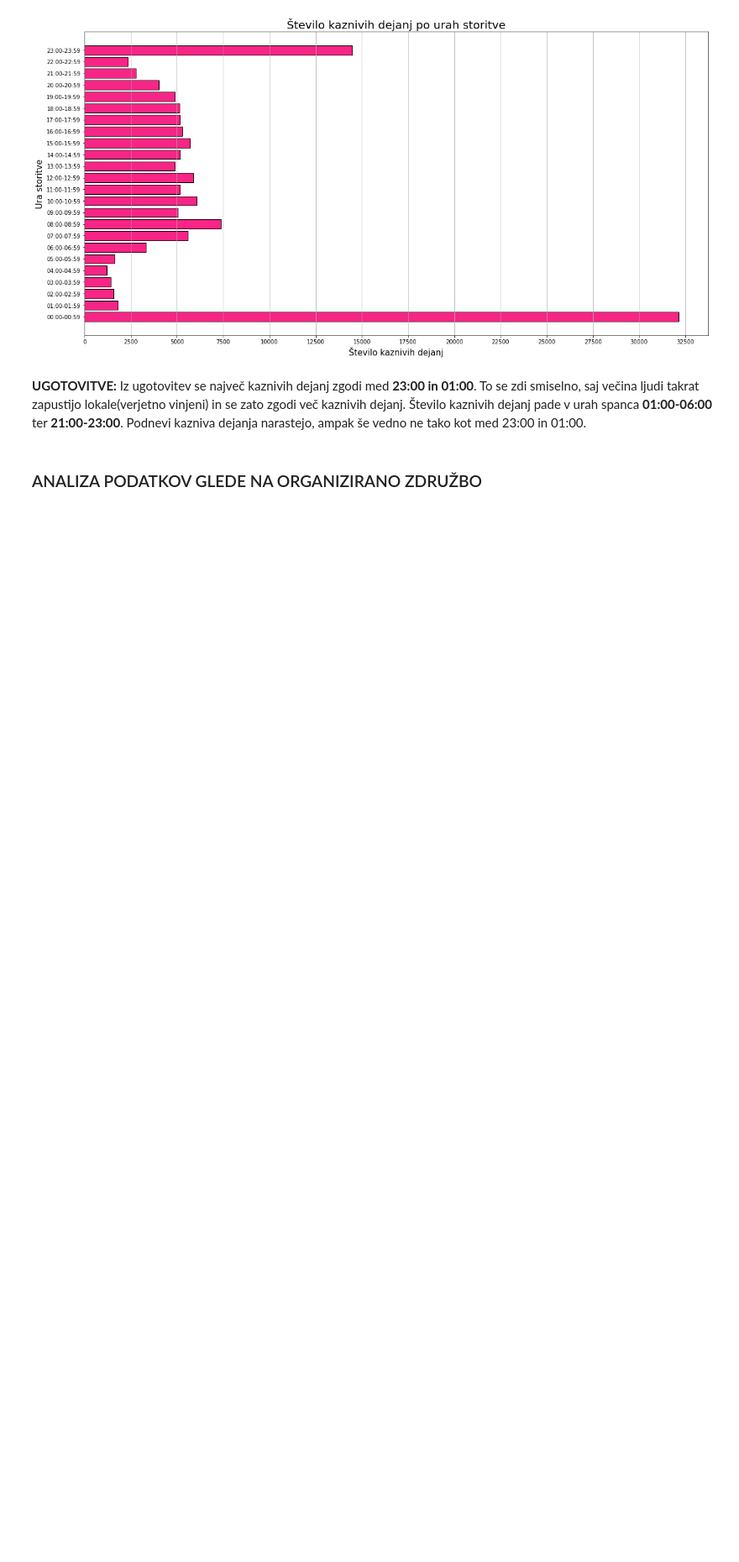
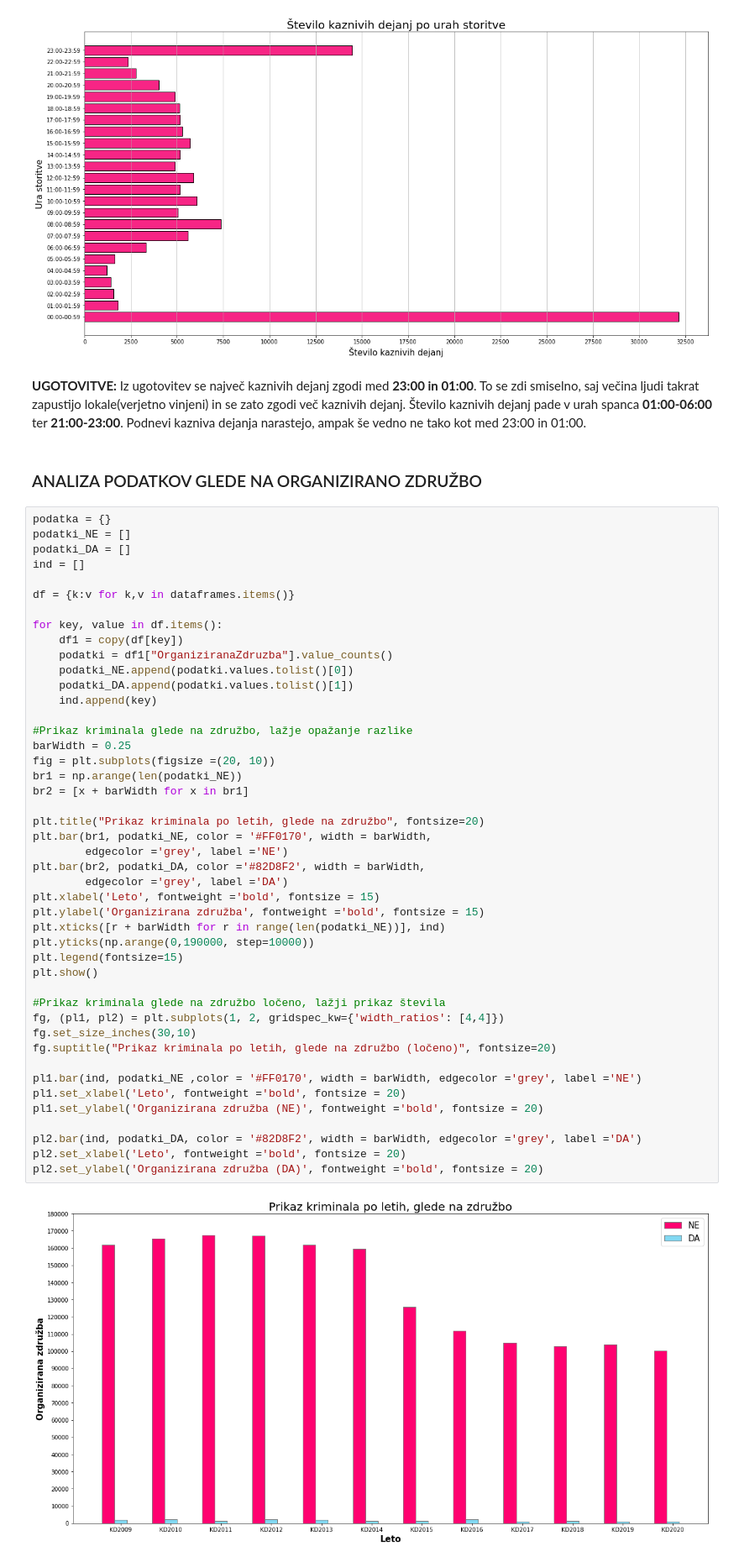
Before and after one commit to Nik-tech-cloud/PR22NGAMZ, a Jupyter notebook: seminar.ipynb, the cells around one changed output. Shown at 84% size. Cells and saved outputs as stored; diff of their text form; blank space fills up the shorter version.

```diff
--- a/seminar.ipynb
+++ b/seminar.ipynb
@@ -187,3 +187,50 @@ plt.show()
 **UGOTOVITVE:** Iz ugotovitev se največ kaznivih dejanj zgodi med **23:00 in 01:00**. To se zdi smiselno, saj večina ljudi takrat zapustijo lokale(verjetno vinjeni) in se zato zgodi več kaznivih dejanj. Število kaznivih dejanj pade v urah spanca **01:00-06:00** ter **21:00-23:00**. Podnevi kazniva dejanja narastejo, ampak še vedno ne tako kot med 23:00 in 01:00.
 # %% [markdown]
 ### ANALIZA PODATKOV GLEDE NA ORGANIZIRANO ZDRUŽBO
+# %%
+podatka = {}
+podatki_NE = []
+podatki_DA = []
+ind = []
+
+df = {k:v for k,v in dataframes.items()}
+
+for key, value in df.items():
+    df1 = copy(df[key])
+    podatki = df1["OrganiziranaZdruzba"].value_counts()
+    podatki_NE.append(podatki.values.tolist()[0])
+    podatki_DA.append(podatki.values.tolist()[1])
+    ind.append(key)
+
+#Prikaz kriminala glede na združbo, lažje opažanje razlike
+barWidth = 0.25
+fig = plt.subplots(figsize =(20, 10))
+br1 = np.arange(len(podatki_NE))
+br2 = [x + barWidth for x in br1]
+
+plt.title("Prikaz kriminala po letih, glede na združbo", fontsize=20)
+plt.bar(br1, podatki_NE, color = '#FF0170', width = barWidth,
+        edgecolor ='grey', label ='NE')
+plt.bar(br2, podatki_DA, color ='#82D8F2', width = barWidth,
+        edgecolor ='grey', label ='DA')
+plt.xlabel('Leto', fontweight ='bold', fontsize = 15)
+plt.ylabel('Organizirana združba', fontweight ='bold', fontsize = 15)
+plt.xticks([r + barWidth for r in range(len(podatki_NE))], ind)
+plt.yticks(np.arange(0,190000, step=10000))
+plt.legend(fontsize=15)
+plt.show()
+
+#Prikaz kriminala glede na združbo ločeno, lažji prikaz števila
+fg, (pl1, pl2) = plt.subplots(1, 2, gridspec_kw={'width_ratios': [4,4]})
+fg.set_size_inches(30,10)
+fg.suptitle("Prikaz kriminala po letih, glede na združbo (ločeno)", fontsize=20)
+
+pl1.bar(ind, podatki_NE ,color = '#FF0170', width = barWidth, edgecolor ='grey', label ='NE')
+pl1.set_xlabel('Leto', fontweight ='bold', fontsize = 20)
+pl1.set_ylabel('Organizirana združba (NE)', fontweight ='bold', fontsize = 20)
+
+pl2.bar(ind, podatki_DA, color = '#82D8F2', width = barWidth, edgecolor ='grey', label ='DA')
+pl2.set_xlabel('Leto', fontweight ='bold', fontsize = 20)
+pl2.set_ylabel('Organizirana združba (DA)', fontweight ='bold', fontsize = 20)
+# %% [output]
+[figure, added]
```
Also changed, not shown: parts of 1 cell of this notebook.
